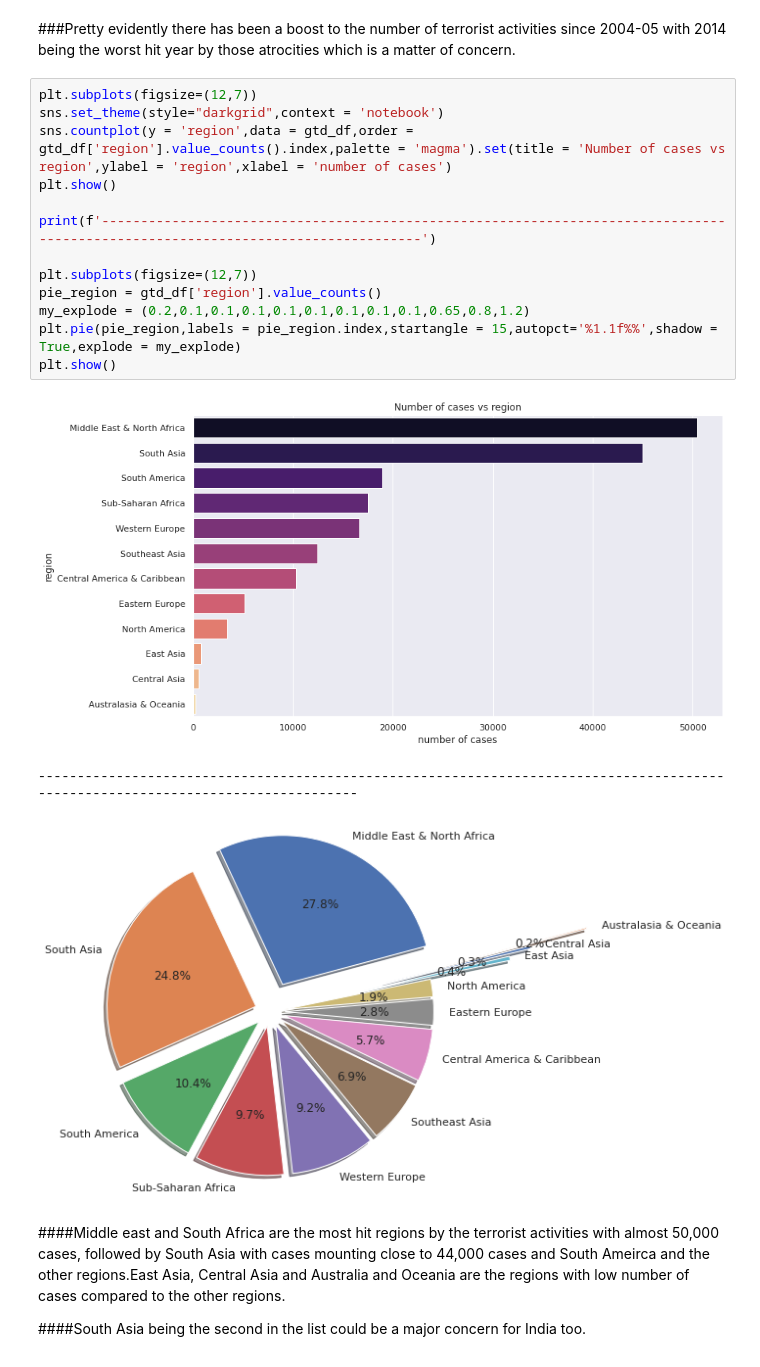
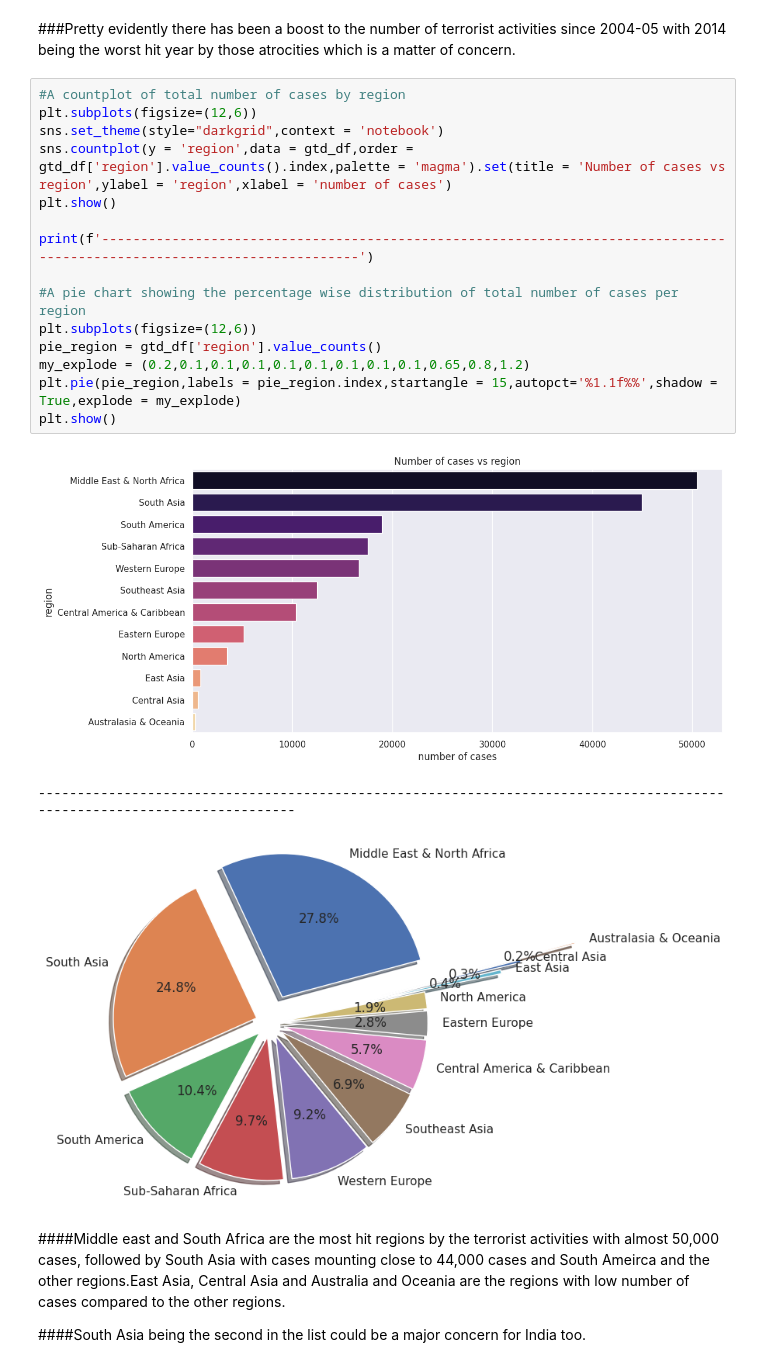
Before and after one commit to skaty5678/Global-Terrorism-Analysis, a Jupyter notebook: Global_Terrorism_Analysis_SANJEEV_KUMAR_THAKUR_.ipynb, the cells around one changed output. Cells and saved outputs as stored; diff of their text form.

```diff
--- a/Global_Terrorism_Analysis_SANJEEV_KUMAR_THAKUR_.ipynb
+++ b/Global_Terrorism_Analysis_SANJEEV_KUMAR_THAKUR_.ipynb
@@ -321,22 +325,24 @@ plt.show()
 # %% [markdown]
 ###Pretty evidently there has been a boost to the number of terrorist activities since 2004-05 with 2014 being the worst hit year by those atrocities which is a matter of concern.
 # %%
-plt.subplots(figsize=(12,7))
+#A countplot of total number of cases by region
+plt.subplots(figsize=(12,6))
 sns.set_theme(style="darkgrid",context = 'notebook')
 sns.countplot(y = 'region',data = gtd_df,order = gtd_df['region'].value_counts().index,palette = 'magma').set(title = 'Number of cases vs region',ylabel = 'region',xlabel = 'number of cases')
 plt.show()
 
-print(f'---------------------------------------------------------------------------------------------------------------------------------')
+print(f'-------------------------------------------------------------------------------------------------------------------------')
 
-plt.subplots(figsize=(12,7))
+#A pie chart showing the percentage wise distribution of total number of cases per region
+plt.subplots(figsize=(12,6))
 pie_region = gtd_df['region'].value_counts()
 my_explode = (0.2,0.1,0.1,0.1,0.1,0.1,0.1,0.1,0.1,0.65,0.8,1.2)
 plt.pie(pie_region,labels = pie_region.index,startangle = 15,autopct='%1.1f%%',shadow = True,explode = my_explode)
 plt.show()
 # %% [output]
-[figure, old version]
+[figure, new version]
----------------------------------------------------------------------------------------------------------------------------------
+-------------------------------------------------------------------------------------------------------------------------
-[figure, old version]
+[figure, new version]
 # %% [markdown]
 ####Middle east and South Africa are the most hit regions by the terrorist activities with almost 50,000 cases, followed by South Asia with cases mounting close to 44,000 cases and South Ameirca and the other regions.East Asia, Central Asia and Australia and Oceania are the regions with low number of cases compared to the other regions.
 
```
Also changed, not shown: parts of 33 cells of this notebook.
